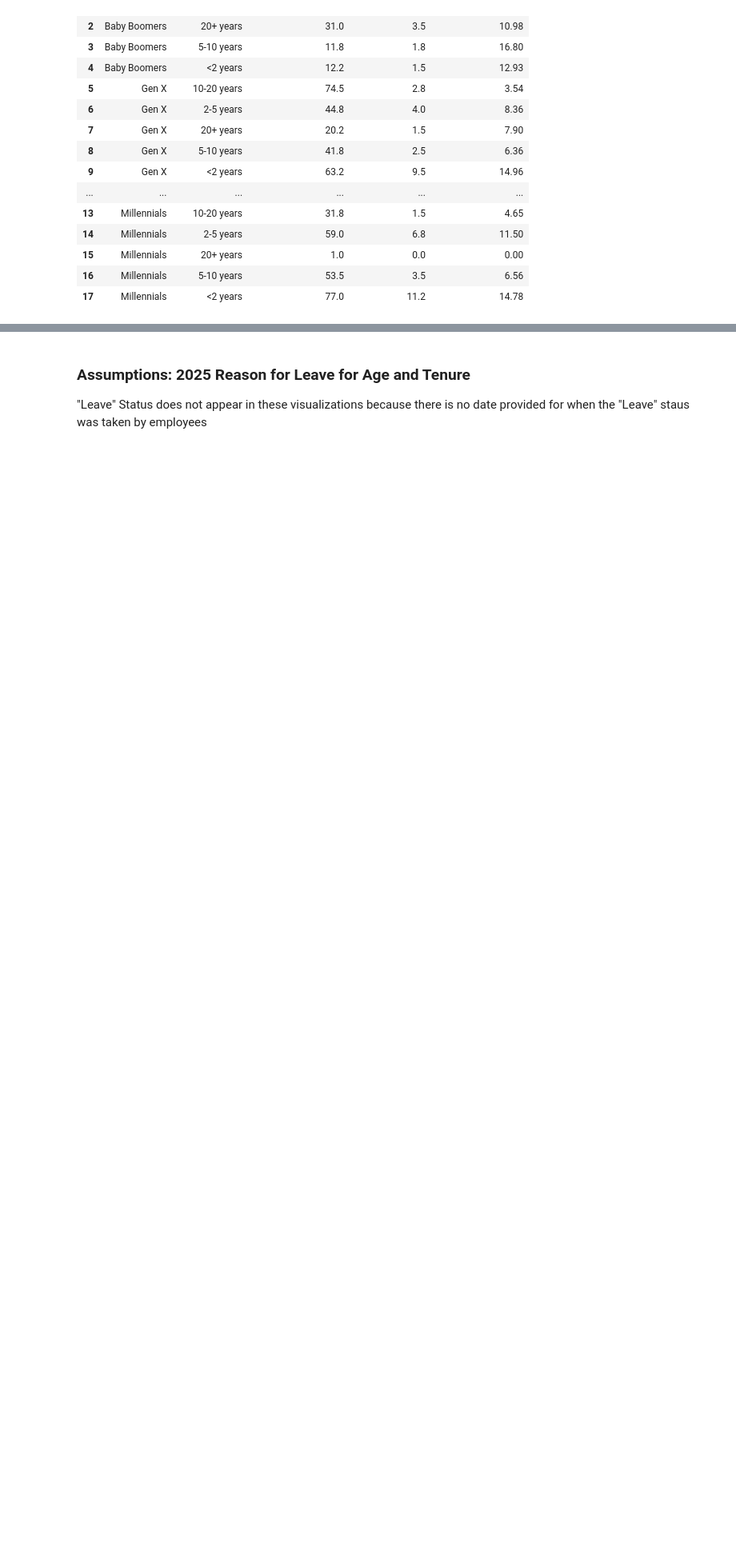
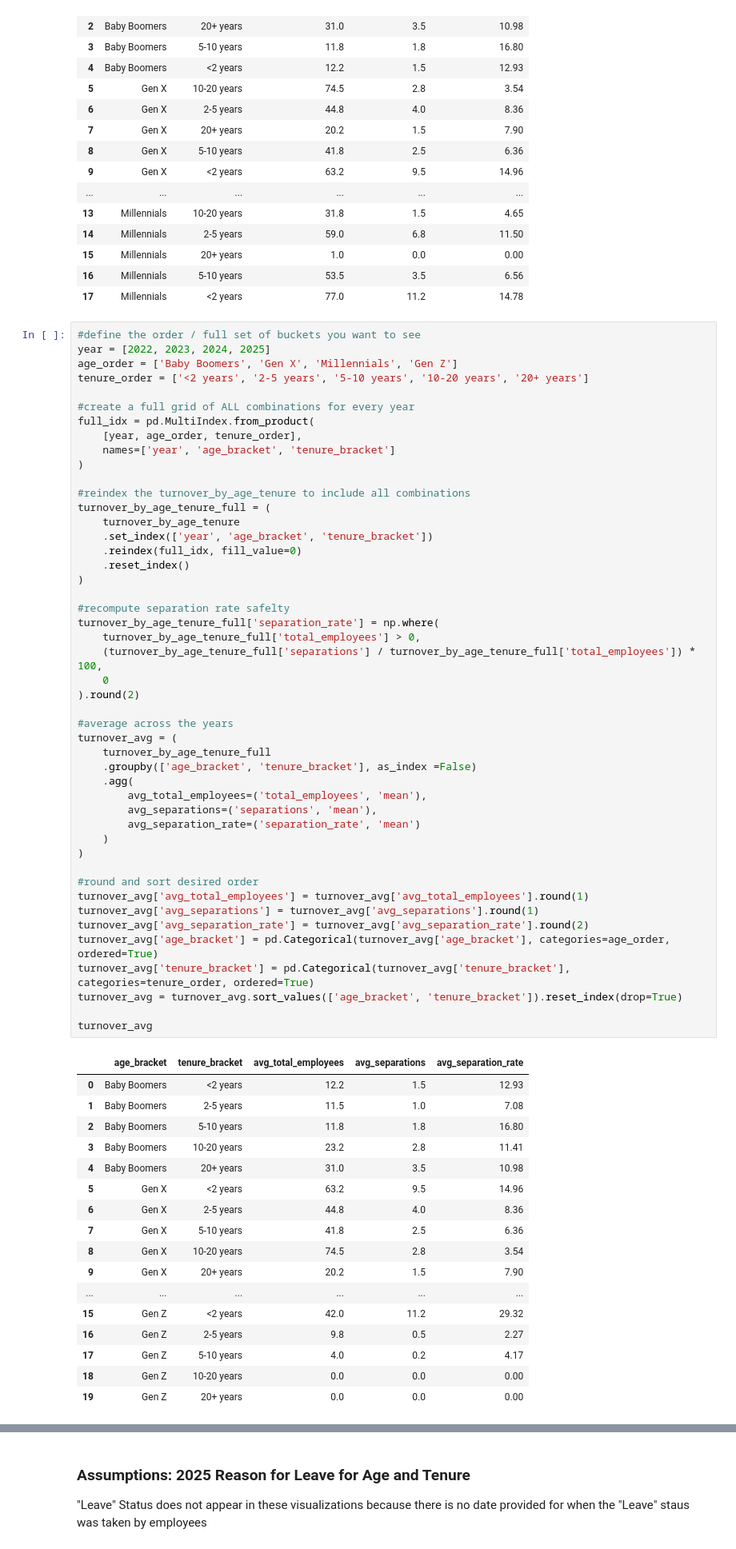
Before and after one commit to rajdeep-singh-fm/toho-water-authority, a Jupyter notebook: age_and_tenure_assumptions.ipynb, the cells around one changed output, grey strips where cells are left out. Shown at 80% size. Saved outputs shown, nothing was run; the diff lists cells and outputs as text; blank space fills up the shorter version.

```diff
--- a/age_and_tenure_assumptions.ipynb
+++ b/age_and_tenure_assumptions.ipynb
@@ -391,6 +391,71 @@ turnover_avg
 | 15 | Millennials | 20+ years | 1.0 | 0.0 | 0.00 |
 | 16 | Millennials | 5-10 years | 53.5 | 3.5 | 6.56 |
 | 17 | Millennials | <2 years | 77.0 | 11.2 | 14.78 |
+# %%
+#define the order / full set of buckets you want to see
+year = [2022, 2023, 2024, 2025]
+age_order = ['Baby Boomers', 'Gen X', 'Millennials', 'Gen Z']
+tenure_order = ['<2 years', '2-5 years', '5-10 years', '10-20 years', '20+ years']
+
+#create a full grid of ALL combinations for every year
+full_idx = pd.MultiIndex.from_product(
+    [year, age_order, tenure_order],
+    names=['year', 'age_bracket', 'tenure_bracket']
+)
+
+#reindex the turnover_by_age_tenure to include all combinations
+turnover_by_age_tenure_full = (
+    turnover_by_age_tenure
+    .set_index(['year', 'age_bracket', 'tenure_bracket'])
+    .reindex(full_idx, fill_value=0)
+    .reset_index()
+)
+
+#recompute separation rate safelty
+turnover_by_age_tenure_full['separation_rate'] = np.where(
+    turnover_by_age_tenure_full['total_employees'] > 0,
+    (turnover_by_age_tenure_full['separations'] / turnover_by_age_tenure_full['total_employees']) * 100,
+    0
+).round(2)
+
+#average across the years
+turnover_avg = (
+    turnover_by_age_tenure_full
+    .groupby(['age_bracket', 'tenure_bracket'], as_index =False)
+    .agg(
+        avg_total_employees=('total_employees', 'mean'),
+        avg_separations=('separations', 'mean'),
+        avg_separation_rate=('separation_rate', 'mean')
+    )
+)
+
+#round and sort desired order
+turnover_avg['avg_total_employees'] = turnover_avg['avg_total_employees'].round(1)
+turnover_avg['avg_separations'] = turnover_avg['avg_separations'].round(1)
+turnover_avg['avg_separation_rate'] = turnover_avg['avg_separation_rate'].round(2)
+turnover_avg['age_bracket'] = pd.Categorical(turnover_avg['age_bracket'], categories=age_order, ordered=True)
+turnover_avg['tenure_bracket'] = pd.Categorical(turnover_avg['tenure_bracket'], categories=tenure_order, ordered=True)
+turnover_avg = turnover_avg.sort_values(['age_bracket', 'tenure_bracket']).reset_index(drop=True)
+
+turnover_avg
+# %% [output]
+|  | age_bracket | tenure_bracket | avg_total_employees | avg_separations | avg_separation_rate |
+| 0 | Baby Boomers | <2 years | 12.2 | 1.5 | 12.93 |
+| 1 | Baby Boomers | 2-5 years | 11.5 | 1.0 | 7.08 |
+| 2 | Baby Boomers | 5-10 years | 11.8 | 1.8 | 16.80 |
+| 3 | Baby Boomers | 10-20 years | 23.2 | 2.8 | 11.41 |
+| 4 | Baby Boomers | 20+ years | 31.0 | 3.5 | 10.98 |
+| 5 | Gen X | <2 years | 63.2 | 9.5 | 14.96 |
+| 6 | Gen X | 2-5 years | 44.8 | 4.0 | 8.36 |
+| 7 | Gen X | 5-10 years | 41.8 | 2.5 | 6.36 |
+| 8 | Gen X | 10-20 years | 74.5 | 2.8 | 3.54 |
+| 9 | Gen X | 20+ years | 20.2 | 1.5 | 7.90 |
+| ... | ... | ... | ... | ... | ... |
+| 15 | Gen Z | <2 years | 42.0 | 11.2 | 29.32 |
+| 16 | Gen Z | 2-5 years | 9.8 | 0.5 | 2.27 |
+| 17 | Gen Z | 5-10 years | 4.0 | 0.2 | 4.17 |
+| 18 | Gen Z | 10-20 years | 0.0 | 0.0 | 0.00 |
+| 19 | Gen Z | 20+ years | 0.0 | 0.0 | 0.00 |
 # %%
 #Average Separation Rate by Age and Tenure (Heat Map)
 plt.figure(figsize=(12, 6))
```
Also changed, not shown: parts of 4 cells of this notebook.
